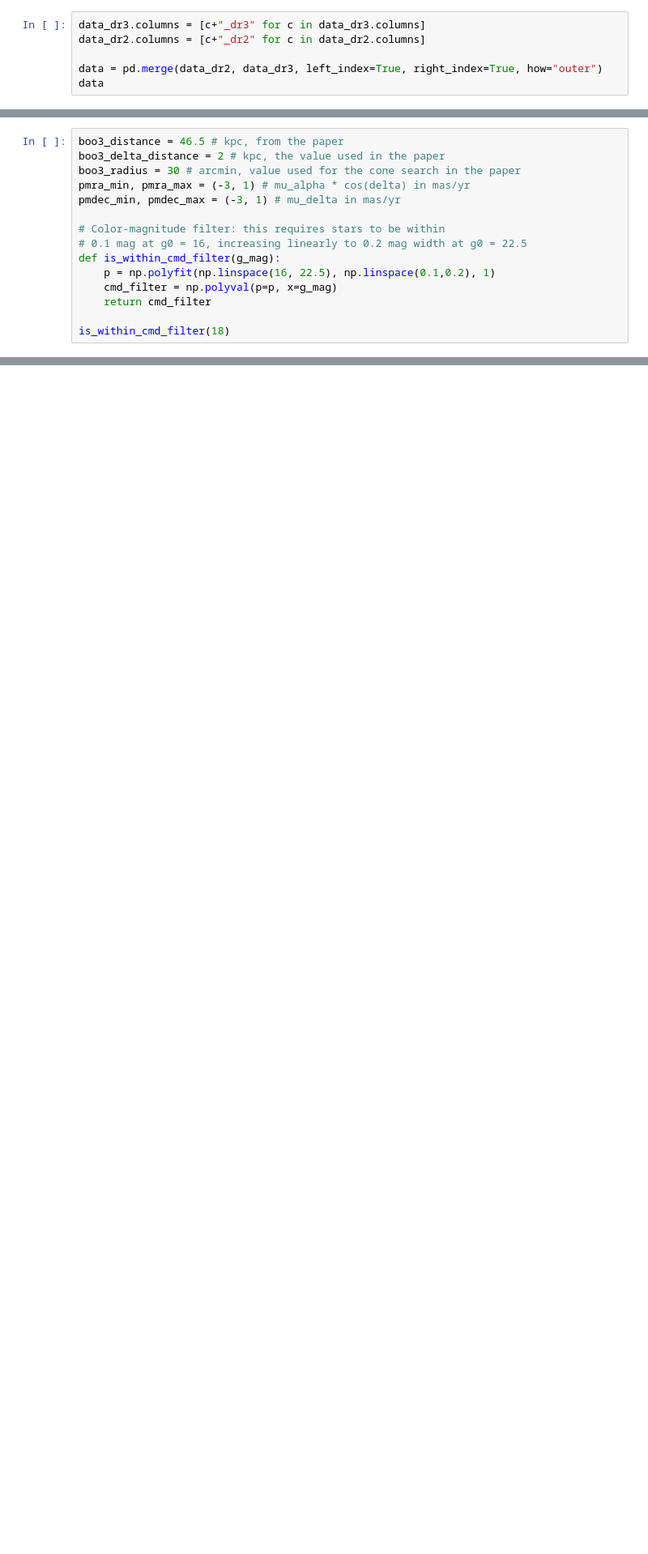
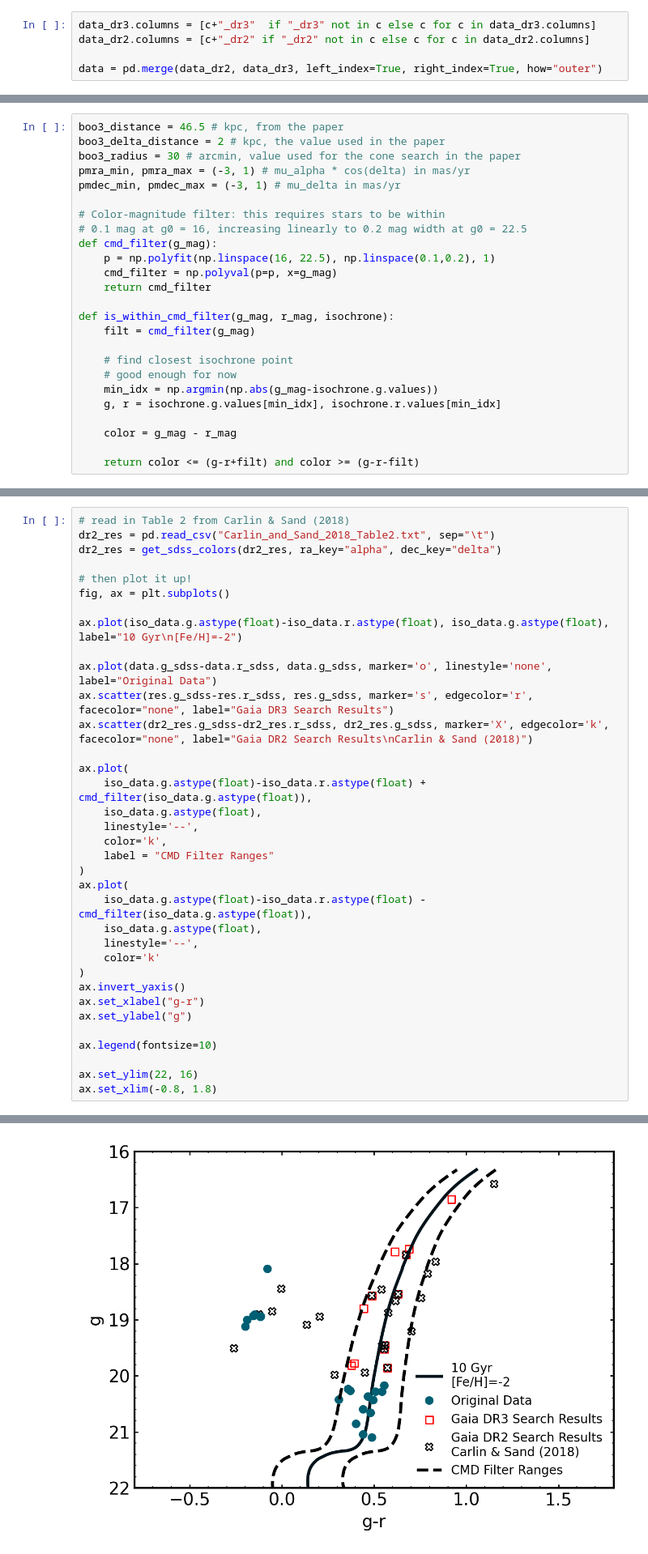
Before and after one commit to noahfranz13/SO-Classes, a Jupyter notebook: ASTR540/hw4/Franz_ASTR540_HW4_NB.ipynb, the cells around one changed output, grey strips where cells are left out. Shown at 81% size. Saved outputs shown, nothing was run; the diff lists cells and outputs as text; blank space fills up the shorter version.

```diff
--- a/ASTR540/hw4/Franz_ASTR540_HW4_NB.ipynb
+++ b/ASTR540/hw4/Franz_ASTR540_HW4_NB.ipynb
@@ -71,8 +73,7 @@ for i, row in data_dr2.iterrows():
 data_dr3 = vstack(data_dr3).to_pandas()
 data_dr3 = data_dr3.set_index(np.array(idxs))
 # %%
-data_dr3.columns = [c+"_dr3" for c in data_dr3.columns]
-data_dr2.columns = [c+"_dr2" for c in data_dr2.columns]
+data_dr3.columns = [c+"_dr3"  if "_dr3" not in c else c for c in data_dr3.columns]
+data_dr2.columns = [c+"_dr2" if "_dr2" not in c else c for c in data_dr2.columns]
 
 data = pd.merge(data_dr2, data_dr3, left_index=True, right_index=True, how="outer")
-data
@@ -253,9 +413,19 @@ pmdec_min, pmdec_max = (-3, 1) # mu_delta in mas/yr
 
 # Color-magnitude filter: this requires stars to be within
 # 0.1 mag at g0 = 16, increasing linearly to 0.2 mag width at g0 = 22.5
-def is_within_cmd_filter(g_mag):
+def cmd_filter(g_mag):
     p = np.polyfit(np.linspace(16, 22.5), np.linspace(0.1,0.2), 1)
     cmd_filter = np.polyval(p=p, x=g_mag)
     return cmd_filter
 
-is_within_cmd_filter(18)
+def is_within_cmd_filter(g_mag, r_mag, isochrone):
+    filt = cmd_filter(g_mag)
+
+    # find closest isochrone point
+    # good enough for now
+    min_idx = np.argmin(np.abs(g_mag-isochrone.g.values))
+    g, r = isochrone.g.values[min_idx], isochrone.r.values[min_idx]
+
+    color = g_mag - r_mag
+
+    return color <= (g-r+filt) and color >= (g-r-filt)
@@ -263,0 +458,36 @@ is_within_cmd_filter(18)
+# %%
+# read in Table 2 from Carlin & Sand (2018)
+dr2_res = pd.read_csv("Carlin_and_Sand_2018_Table2.txt", sep="\t")
+dr2_res = get_sdss_colors(dr2_res, ra_key="alpha", dec_key="delta")
+
+# then plot it up!
+fig, ax = plt.subplots()
+
+ax.plot(iso_data.g.astype(float)-iso_data.r.astype(float), iso_data.g.astype(float), label="10 Gyr\n[Fe/H]=-2")
+
+ax.plot(data.g_sdss-data.r_sdss, data.g_sdss, marker='o', linestyle='none', label="Original Data")
+ax.scatter(res.g_sdss-res.r_sdss, res.g_sdss, marker='s', edgecolor='r', facecolor="none", label="Gaia DR3 Search Results")
+ax.scatter(dr2_res.g_sdss-dr2_res.r_sdss, dr2_res.g_sdss, marker='X', edgecolor='k', facecolor="none", label="Gaia DR2 Search Results\nCarlin & Sand (2018)")
+
+ax.plot(
+    iso_data.g.astype(float)-iso_data.r.astype(float) + cmd_filter(iso_data.g.astype(float)),
+    iso_data.g.astype(float),
+    linestyle='--',
+    color='k',
+    label = "CMD Filter Ranges"
+)
+ax.plot(
+    iso_data.g.astype(float)-iso_data.r.astype(float) - cmd_filter(iso_data.g.astype(float)),
+    iso_data.g.astype(float),
+    linestyle='--',
+    color='k'
+)
+ax.invert_yaxis()
+ax.set_xlabel("g-r")
+ax.set_ylabel("g")
+
+ax.legend(fontsize=10)
+
+ax.set_ylim(22, 16)
+ax.set_xlim(-0.8, 1.8)
+# %% [output]
@@ -264 +495,2 @@ is_within_cmd_filter(18)
+[figure, added]
 # %% [markdown]
```
Also changed, not shown: parts of 21 cells of this notebook, 2 other files.
